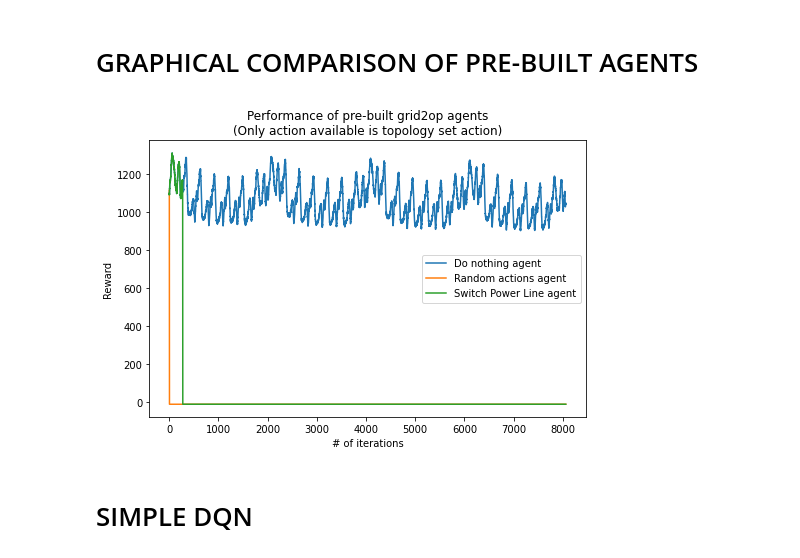
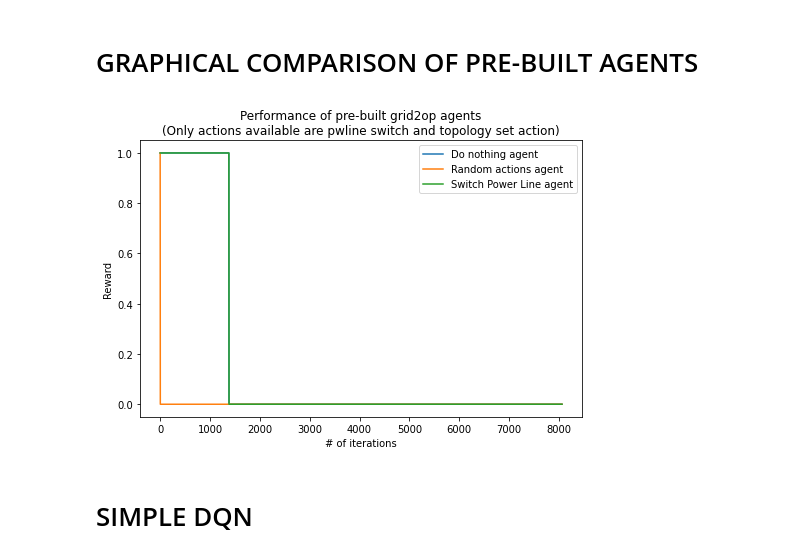
Before and after one commit to jmontalvo94/02456_l2rpn, a Jupyter notebook: DQN_grid2op.ipynb, the cells around one changed output. Cells and saved outputs as stored; diff of their text form; code cells hidden in the pictures.

```diff
--- a/DQN_grid2op.ipynb
+++ b/DQN_grid2op.ipynb
@@ -75,16 +76,22 @@ Requirement already satisfied: pycparser in /usr/local/lib/python3.6/dist-packag
 # %%
 p = Parameters()
 # Disable lines disconnections due to overflows
-p.NO_OVERFLOW_DISCONNECTION = True
+#p.NO_OVERFLOW_DISCONNECTION = True
 # Allow many steps with overflow
-p.NB_TIMESTEP_OVERFLOW_ALLOWED = 9999
+p.NB_TIMESTEP_OVERFLOW_ALLOWED = 1 # Default is 2
 # No waiting time to reconnect
-p.NB_TIMESTEP_RECONNECTION = 0
+#p.NB_TIMESTEP_RECONNECTION = 0
 # No authomatic disconnection
-p.HARD_OVERFLOW_THRESHOLD = 9999
+#p.HARD_OVERFLOW_THRESHOLD = 9999
+
+# env = grid2op.make('rte_case14_realistic',
+#                    action_class=TopologyChangeAction,
+#                    param=p)
+
 
 env = grid2op.make('rte_case14_realistic',
                    action_class=TopologyChangeAction,
+                   reward_class=FlatReward,
                    param=p)
 # %% [markdown]
 ##### CUSTOM-MADE FUNCTIONS TO CONVERT GRID2OP ACTION TO ONE HOT ENCODING ACTION
@@ -239,7 +251,9 @@ Random Agent Simulation
 # %% [markdown]
 # PRE-BUILT AGENT: POWER SWITCH AGENT
 # %%
-env_all_actions_available = grid2op.make('rte_case14_realistic')
+env_all_actions_available = grid2op.make('rte_case14_realistic',
+                   reward_class=FlatReward,
+                   param=p)
 my_agent = PowerLineSwitch(env_all_actions_available.action_space)
 all_obs = []
 obs = env_all_actions_available.reset()
@@ -272,35 +286,35 @@ import matplotlib.pyplot as plt
 nested_lists = [reward_list_do_nothing_agent,reward_list_random_agent,reward_power_line_switch_agent]
 lists_to_df  = []
 
 for nested_list in  nested_lists:
   len_list = len(nested_list)
   final_value = nested_list[-1]
   list_ = np.repeat(final_value,env.chronics_handler.max_timestep())
   list_[:len_list] = nested_list
   lists_to_df.append(list_)
 
 df_pre_built_agents = pd.DataFrame(lists_to_df)\
 .transpose()\
 .rename(columns={0:'do_nothing_agent',1:'random_agent',2:'switch_power_line_agent'})\
 .stack()\
 .reset_index()\
 .rename(columns={'level_0':'iteration','level_1':'agent_type',0:'reward'})
 
 
 fig,ax = plt.subplots(1,1,figsize=(7,5))
 sns.lineplot(x='iteration',y='reward',hue='agent_type',ax=ax,data=df_pre_built_agents)
 ax.set_xlabel("# of iterations")
 ax.set_ylabel("Reward")
-ax.set_title("Performance of pre-built grid2op agents\n(Only action available is topology set action)")
+ax.set_title("Performance of pre-built grid2op agents\n(Only actions available are pwline switch and topology set action)")
 ax.legend(['Do nothing agent','Random actions agent','Switch Power Line agent'])
 plt.tight_layout()
 plt.show()
 # df_pre_built_agents = pd.DataFrame({'random_agent':reward_list_random_agent,
 #                                     'power_line_switch_agent':reward_power_line_switch_agent
 #                                     })
 # df_pre_built_agents
 # %% [output]
-[figure, old version]
+[figure, new version]
 # %% [markdown]
 # SIMPLE DQN
 # %%
```
Also changed, not shown: parts of 8 cells of this notebook.
